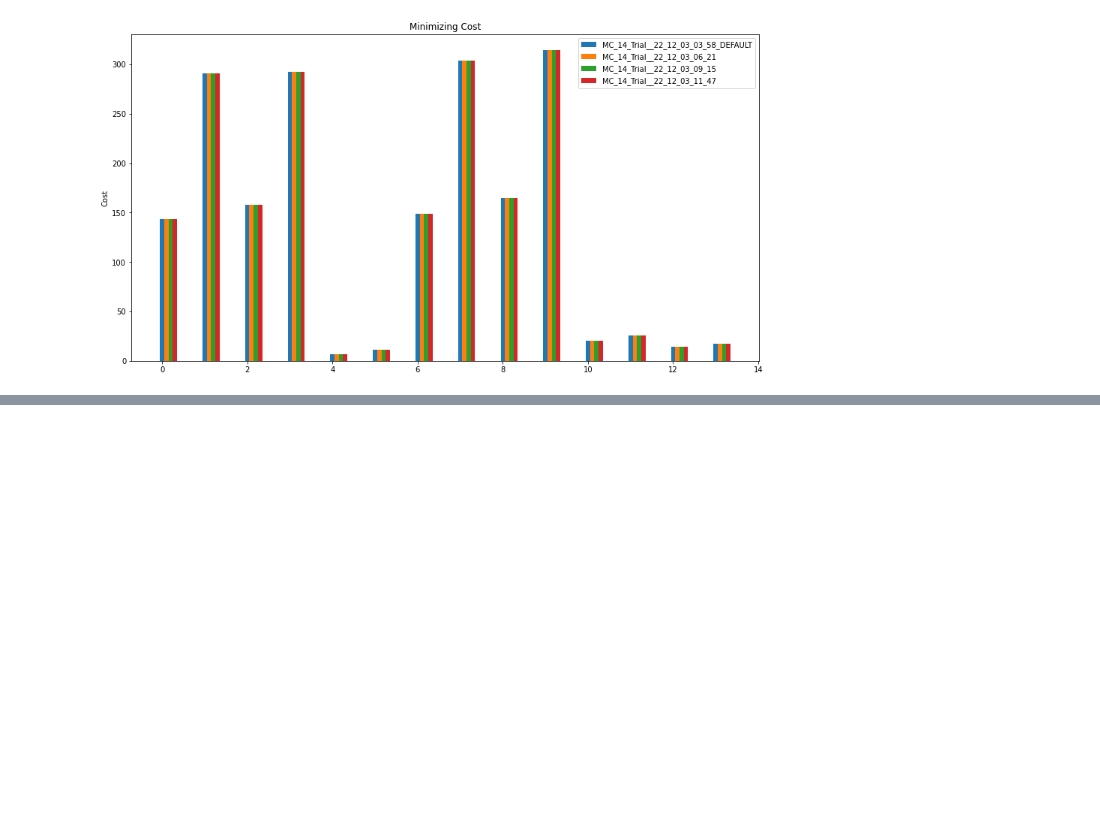
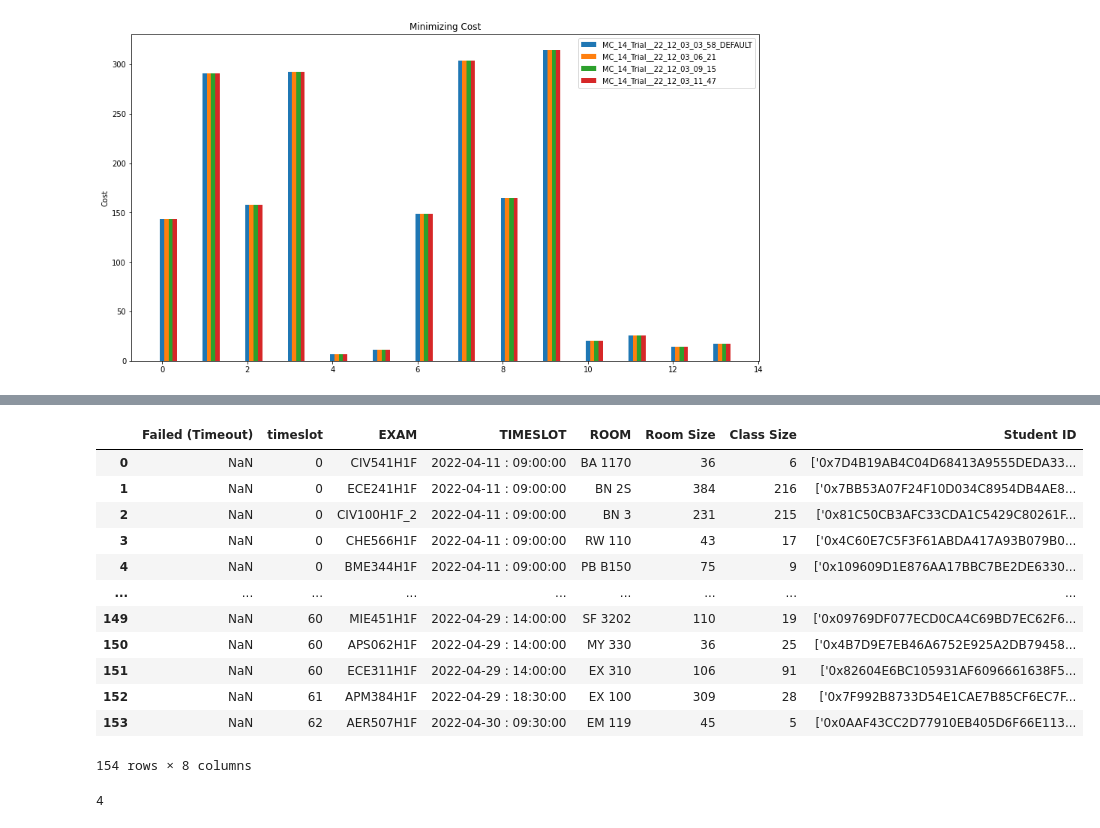
Before and after one commit to renzo-b/exam-timetabling-smac, a Jupyter notebook: process_results_wh.ipynb, the cells around one changed output, grey strips where cells are left out. Saved outputs shown, nothing was run; the diff lists cells and outputs as text; code cells hidden in the pictures; blank space fills up the shorter version.

```diff
--- a/process_results_wh.ipynb
+++ b/process_results_wh.ipynb
@@ -352,0 +343,23 @@ display(df_schedule)
+# %%
+file = r"C:\Users\William Hazen\Documents\GitHub\exam-timetabling-smac\cplex_results\MC_14_Trial__22_12_03_15_44\DF_Schedual_0_timefail.csv"
+df_schedule = pd.read_csv(file)
+df_schedule = df_schedule.drop(["Unnamed: 0"],axis=1)
+display(df_schedule)
+# %% [output]
+|  | Failed (Timeout) | timeslot | EXAM | TIMESLOT | ROOM | Room Size | Class Size | Student ID |
+| 0 | NaN | 0 | CIV541H1F | 2022-04-11 : 09:00:00 | BA 1170 | 36 | 6 | ['0x7D4B19AB4C04D68413A9555DEDA33... |
+| 1 | NaN | 0 | ECE241H1F | 2022-04-11 : 09:00:00 | BN 2S | 384 | 216 | ['0x7BB53A07F24F10D034C8954DB4AE8... |
+| 2 | NaN | 0 | CIV100H1F_2 | 2022-04-11 : 09:00:00 | BN 3 | 231 | 215 | ['0x81C50CB3AFC33CDA1C5429C80261F... |
+| 3 | NaN | 0 | CHE566H1F | 2022-04-11 : 09:00:00 | RW 110 | 43 | 17 | ['0x4C60E7C5F3F61ABDA417A93B079B0... |
+| 4 | NaN | 0 | BME344H1F | 2022-04-11 : 09:00:00 | PB B150 | 75 | 9 | ['0x109609D1E876AA17BBC7BE2DE6330... |
+| ... | ... | ... | ... | ... | ... | ... | ... | ... |
+| 149 | NaN | 60 | MIE451H1F | 2022-04-29 : 14:00:00 | SF 3202 | 110 | 19 | ['0x09769DF077ECD0CA4C69BD7EC62F6... |
+| 150 | NaN | 60 | APS062H1F | 2022-04-29 : 14:00:00 | MY 330 | 36 | 25 | ['0x4B7D9E7EB46A6752E925A2DB79458... |
+| 151 | NaN | 60 | ECE311H1F | 2022-04-29 : 14:00:00 | EX 310 | 106 | 91 | ['0x82604E6BC105931AF6096661638F5... |
+| 152 | NaN | 61 | APM384H1F | 2022-04-29 : 18:30:00 | EX 100 | 309 | 28 | ['0x7F992B8733D54E1CAE7B85CF6EC7F... |
+| 153 | NaN | 62 | AER507H1F | 2022-04-30 : 09:30:00 | EM 119 | 45 | 5 | ['0x0AAF43CC2D77910EB405D6F66E113... |
+154 rows × 8 columns
+# %%
+len(runtime_list)
+# %% [output]
+4
```
Also changed, not shown: parts of 17 cells of this notebook.
